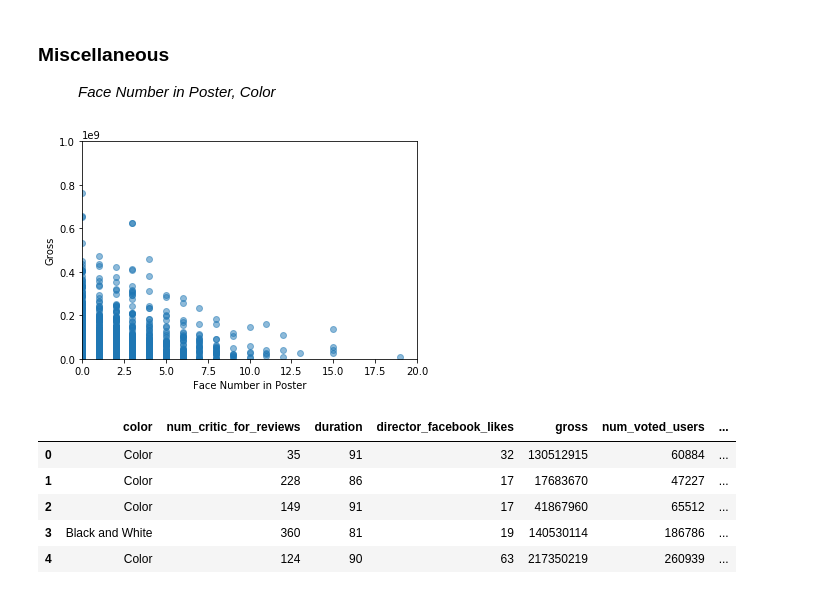
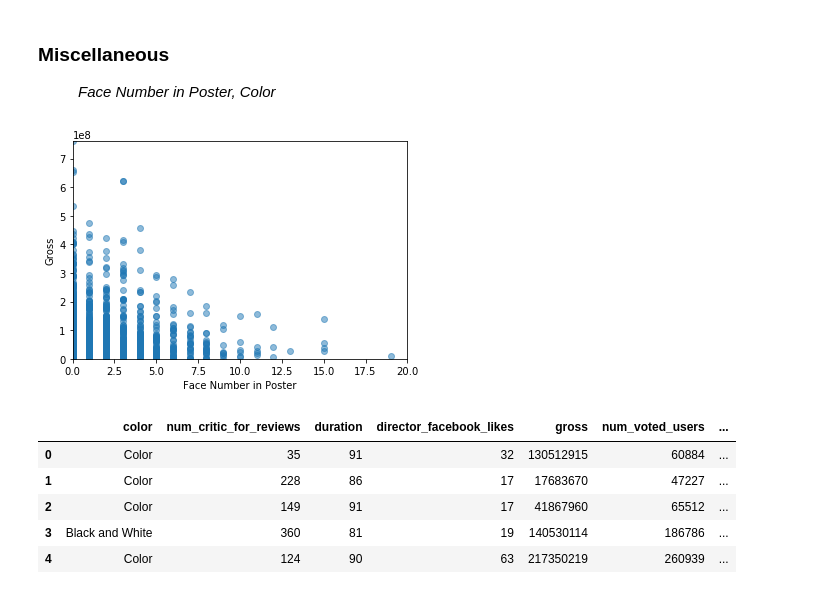
Before and after one commit to marc-hern/Feature-Selection-In-IMDB, a Jupyter notebook: Feature-Selection.ipynb, the cells around one changed output. Cells and saved outputs as stored; diff of their text form; code cells hidden in the pictures.

```diff
--- a/Feature-Selection.ipynb
+++ b/Feature-Selection.ipynb
@@ -211,17 +236,17 @@ plt.show()
 # %%
 # Gross vs. Face Number in Poster
 
 x_axis = movies_dataframe['facenumber_in_poster']
 
 plt.ylabel('Gross')
 plt.xlabel('Face Number in Poster')
 
-plt.ylim([0, 1000000000])           #Gross limit of $1B
+plt.ylim([0, 760505847])            #Gross limit of $760505847
 plt.xlim([0, 20])                   #Faces in poster limit of 20
 plt.scatter(x_axis, y, alpha=0.5)
 plt.show()
 # %% [output]
-[figure, old version]
+[figure, new version]
 # %%
 # Function to convert color values to binary values
 def color_to_numeric(x):
```
Also changed, not shown: parts of 18 cells of this notebook.
